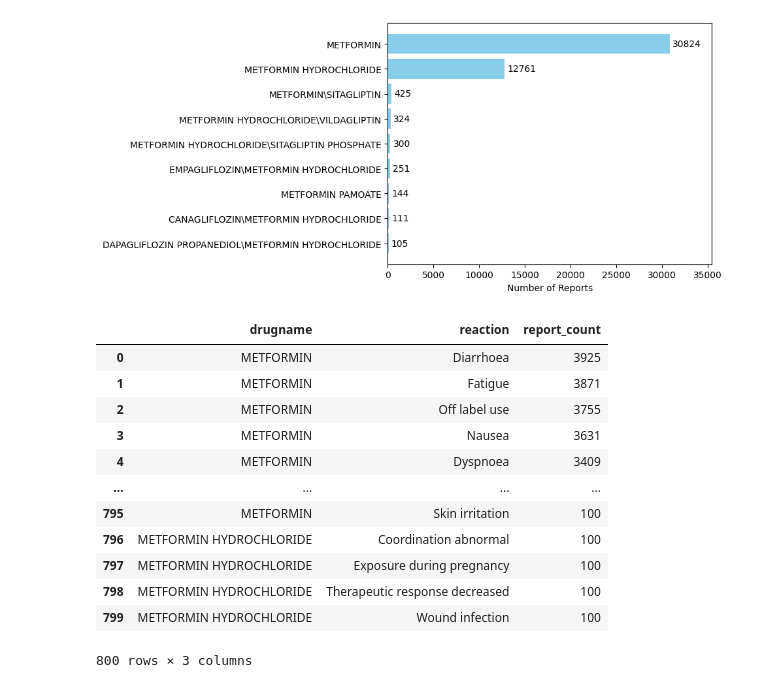
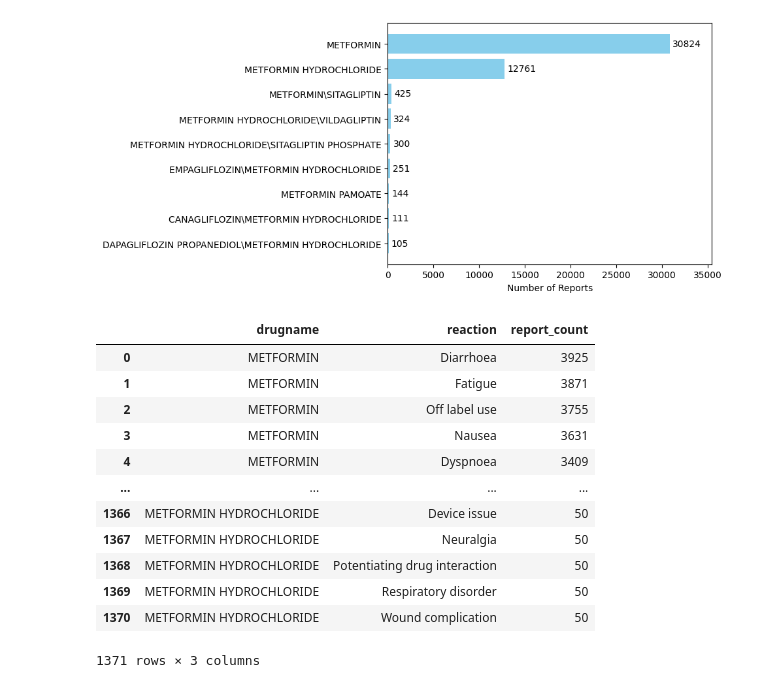
Before and after one commit to PugstaLaney/faers-sql-drug-safety-analysis, a Jupyter notebook: notebooks/Metformin_explore.ipynb, the cells around one changed output. Drawn from its saved outputs; the diff is of its cells as text; code cells hidden in the pictures.

Commit message:
Heatmap and fixing reac table join

```diff
--- a/notebooks/Metformin_explore.ipynb
+++ b/notebooks/Metformin_explore.ipynb
@@ -80,31 +80,31 @@ Text(0.5, 0, 'Number of Reports')
 # %%
 #sql query to join drug and reaction tables to analyze the most common adverse events associated with Metformin, ensuring we capture all relevant reports by including all name variations of Metformin.
 
 Metformin_reactions_joined = pd.read_sql_query("""
                             SELECT
                             d.drugname,
                             r.pt AS reaction,
                             COUNT(*) AS report_count
 FROM drug d
 JOIN reac r ON d.primaryid = r.primaryid
 WHERE d.drugname LIKE '%METFORMIN%'
 GROUP BY d.drugname, r.pt
-HAVING COUNT(*) >= 100
+HAVING COUNT(*) >= 50
 ORDER BY report_count DESC;
                             """, conn)
 
 Metformin_reactions_joined
 # %% [output]
 |  | drugname | reaction | report_count |
 | 0 | METFORMIN | Diarrhoea | 3925 |
 | 1 | METFORMIN | Fatigue | 3871 |
 | 2 | METFORMIN | Off label use | 3755 |
 | 3 | METFORMIN | Nausea | 3631 |
 | 4 | METFORMIN | Dyspnoea | 3409 |
 | ... | ... | ... | ... |
-| 795 | METFORMIN | Skin irritation | 100 |
-| 796 | METFORMIN HYDROCHLORIDE | Coordination abnormal | 100 |
-| 797 | METFORMIN HYDROCHLORIDE | Exposure during pregnancy | 100 |
-| 798 | METFORMIN HYDROCHLORIDE | Therapeutic response decreased | 100 |
-| 799 | METFORMIN HYDROCHLORIDE | Wound infection | 100 |
+| 1366 | METFORMIN HYDROCHLORIDE | Device issue | 50 |
+| 1367 | METFORMIN HYDROCHLORIDE | Neuralgia | 50 |
+| 1368 | METFORMIN HYDROCHLORIDE | Potentiating drug interaction | 50 |
+| 1369 | METFORMIN HYDROCHLORIDE | Respiratory disorder | 50 |
+| 1370 | METFORMIN HYDROCHLORIDE | Wound complication | 50 |
-800 rows × 3 columns
+1371 rows × 3 columns
```
Also changed, not shown: parts of 6 cells of this notebook.
